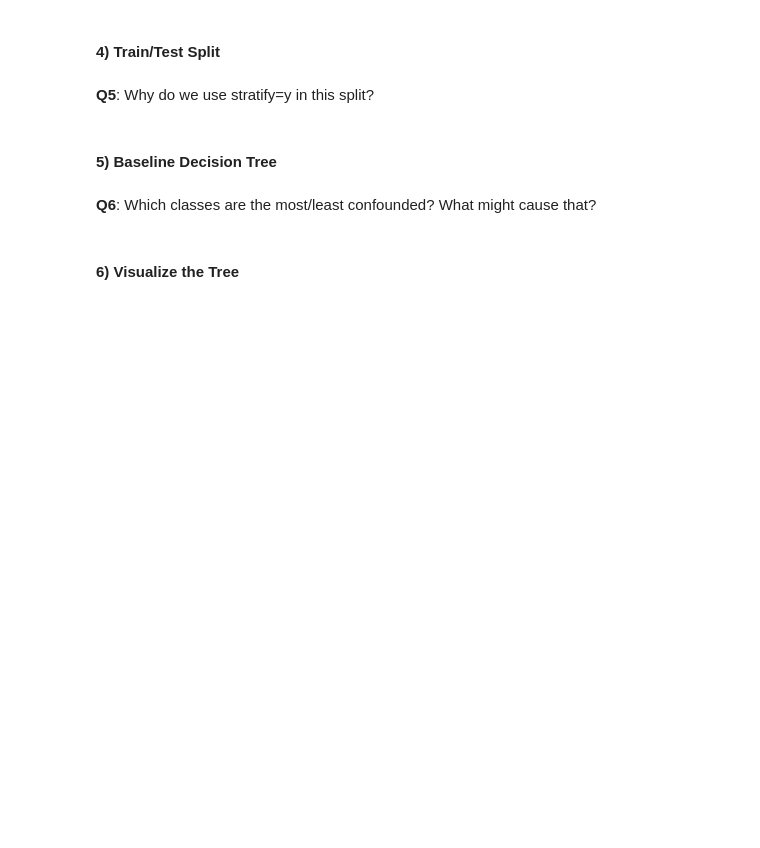
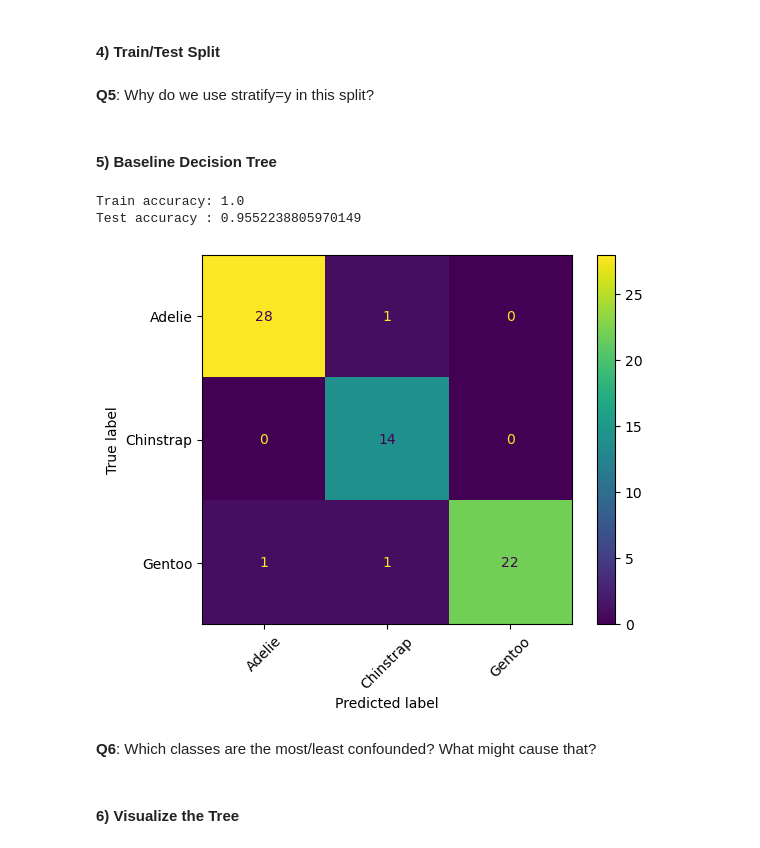
Before and after one commit to Rayanamkt/DVRC_2025, a Jupyter notebook: Lecture2/Notes/Lab3/DT_Assignement.ipynb, the cells around one changed output. Drawn from its saved outputs; the diff is of its cells as text; code cells hidden in the pictures; blank space fills up the shorter version.

```diff
--- a/Lecture2/Notes/Lab3/DT_Assignement.ipynb
+++ b/Lecture2/Notes/Lab3/DT_Assignement.ipynb
@@ -108,9 +100,45 @@ memory usage: 26.0+ KB
 # %% [markdown]
 **Q5**: Why do we use stratify=y in this split?
+# %%
+#Your code here
+feature_cols = ['bill_length_mm', 'bill_depth_mm', 'flipper_length_mm', 'body_mass_g']
+x = data_clean[feature_cols]
+y = data_clean['species']
+
+
+X_train, X_test, y_train, y_test = train_test_split(
+    x, y,
+    test_size=0.2,
+    random_state=42,
+    stratify=y
+)
 # %% [markdown]
 #### 5) Baseline Decision Tree
 # %%
 #Your code here
+
+baseline_tree = DecisionTreeClassifier(random_state=42)
+baseline_tree.fit(X_train, y_train)
+
+
+y_train_pred = baseline_tree.predict(X_train)
+y_test_pred = baseline_tree.predict(X_test)
+
+
+print("Train accuracy:", accuracy_score(y_train, y_train_pred))
+print("Test accuracy :", accuracy_score(y_test, y_test_pred))
+
+
+cm = confusion_matrix(y_test, y_test_pred, labels=baseline_tree.classes_)
+disp = ConfusionMatrixDisplay(confusion_matrix=cm,
+                              display_labels=baseline_tree.classes_)
+disp.plot()
+plt.xticks(rotation=45)
+plt.show()
+# %% [output]
+Train accuracy: 1.0
+Test accuracy : 0.9552238805970149
+[figure, added]
 # %% [markdown]
 **Q6**: Which classes are the most/least confounded? What might cause that?
 # %% [markdown]
```
Also changed, not shown: parts of 12 cells of this notebook.
